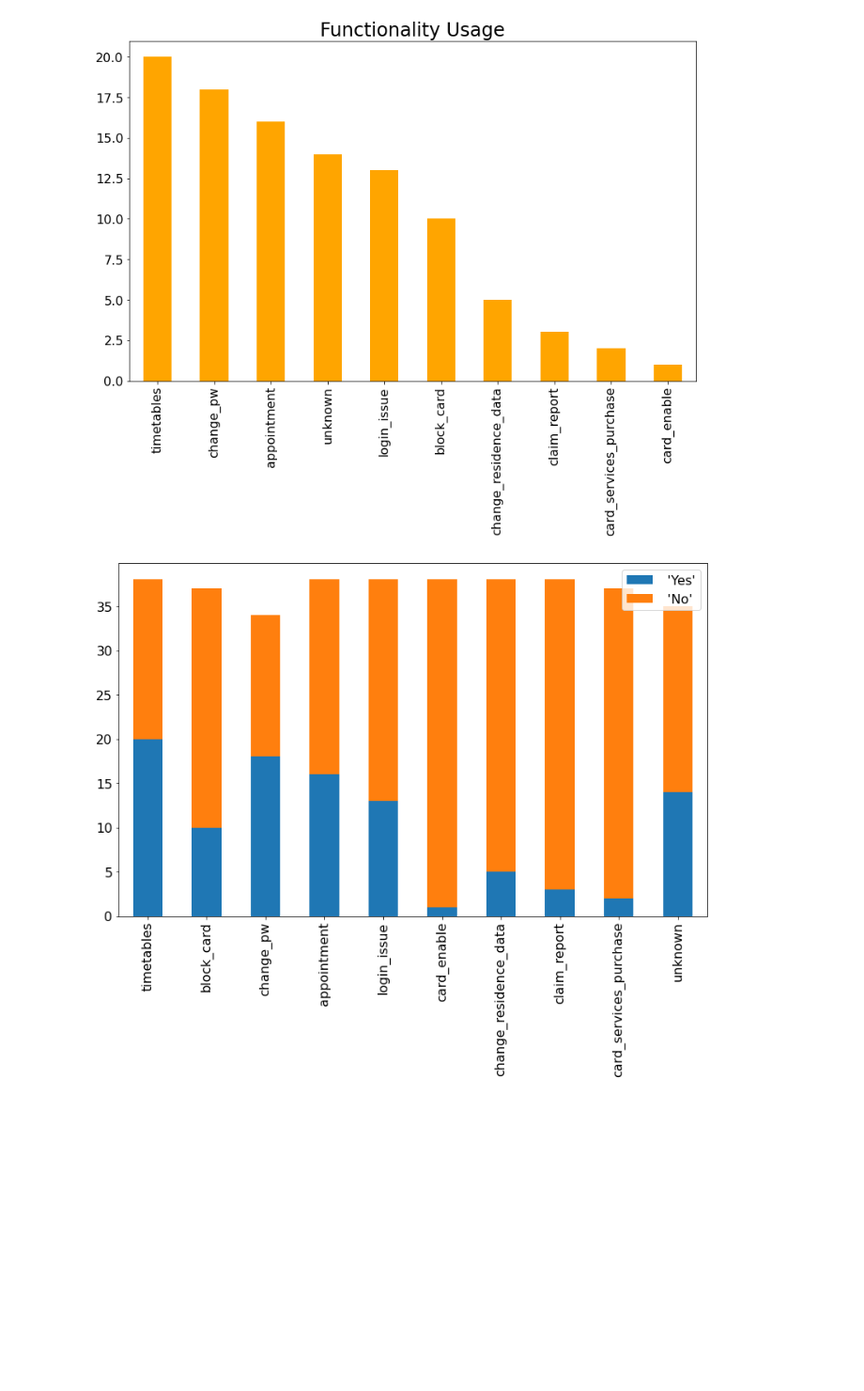
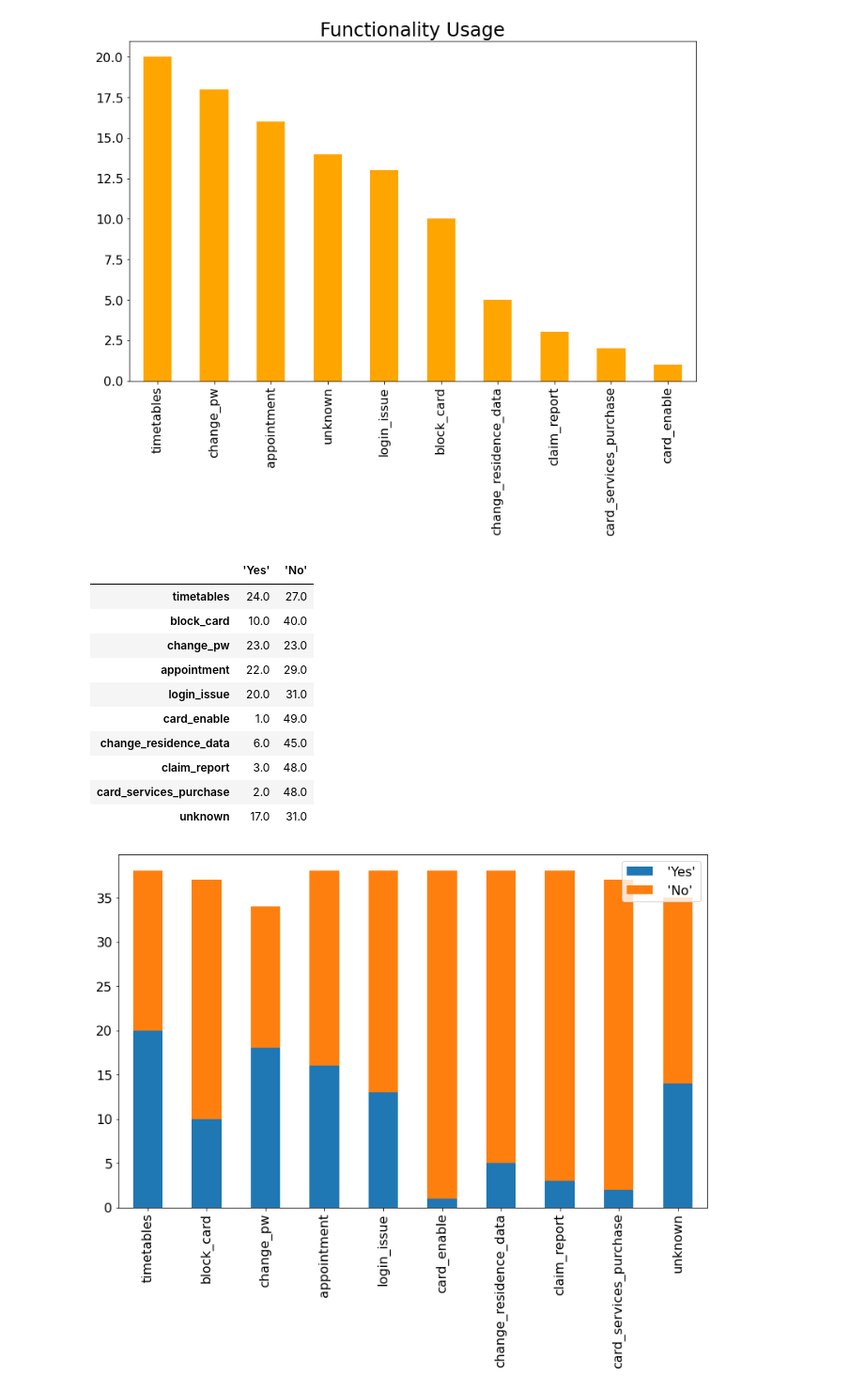
Before and after one commit to NicolaVanoli/conversational_ai, a Jupyter notebook: plots.ipynb, the cells around one changed output. Shown at 94% size. Cells and saved outputs as stored; diff of their text form; code cells hidden in the pictures; blank space fills up the shorter version.

```diff
--- a/plots.ipynb
+++ b/plots.ipynb
@@ -46,6 +46,20 @@ plt.title('Functionality Usage', fontsize = 24)
 plt.show()
 # %% [output]
 [figure]
+# %%
+new_df
+# %% [output]
+|  | 'Yes' | 'No' |
+| timetables | 24.0 | 27.0 |
+| block_card | 10.0 | 40.0 |
+| change_pw | 23.0 | 23.0 |
+| appointment | 22.0 | 29.0 |
+| login_issue | 20.0 | 31.0 |
+| card_enable | 1.0 | 49.0 |
+| change_residence_data | 6.0 | 45.0 |
+| claim_report | 3.0 | 48.0 |
+| card_services_purchase | 2.0 | 48.0 |
+| unknown | 17.0 | 31.0 |
 # %%
 fig = new_df.plot.bar(stacked= True,figsize=(13,8),fontsize=16)
 fig.legend(fontsize = 16)
```
Also changed, not shown: parts of 1 cell of this notebook, 19 other files.
